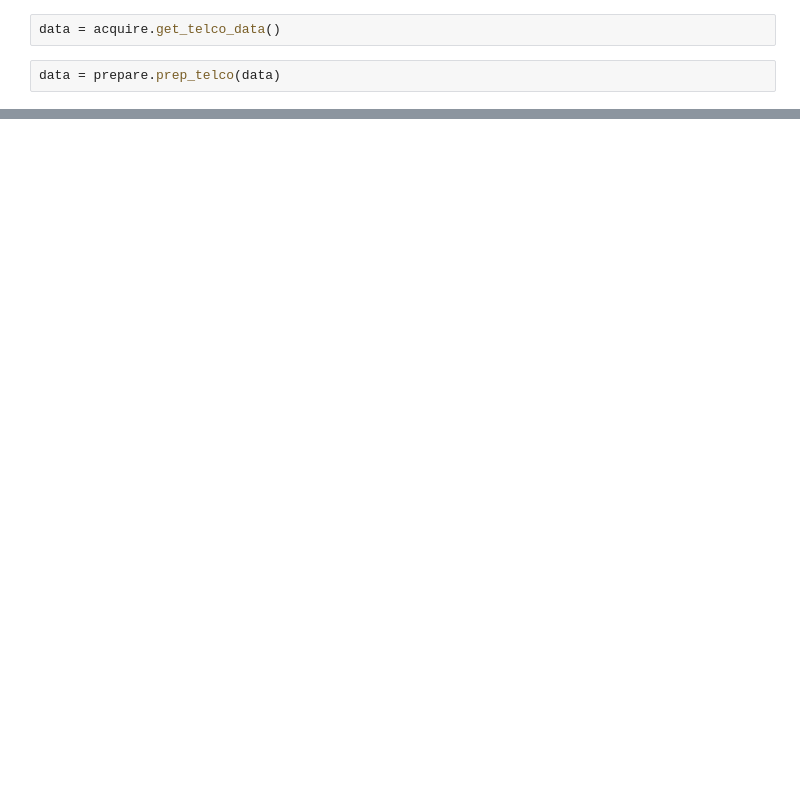
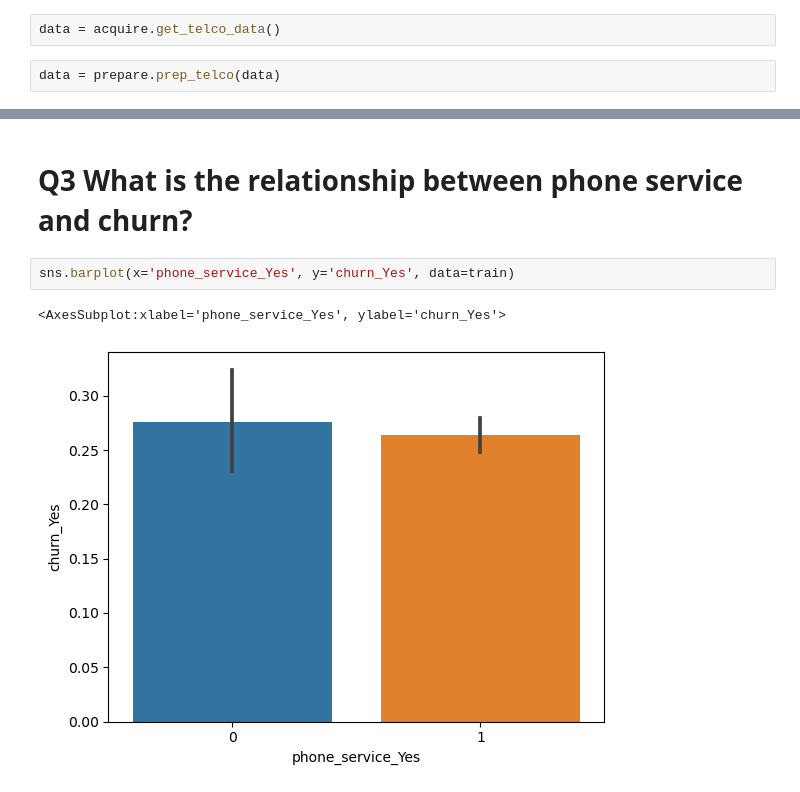
Before and after one commit to shawn-brown12/classification_project, a Jupyter notebook: Project_Workbook.ipynb, the cells around one changed output, grey strips where cells are left out. Drawn from its saved outputs; the diff is of its cells as text; blank space fills up the shorter version.

```diff
--- a/Project_Workbook.ipynb
+++ b/Project_Workbook.ipynb
@@ -65,0 +243,7 @@ Name: multiple_lines_No phone service, Length: 7043, dtype: uint8
+# %% [markdown]
+# Q3 What is the relationship between phone service and churn?
+# %%
+sns.barplot(x='phone_service_Yes', y='churn_Yes', data=train)
+# %% [output]
+<AxesSubplot:xlabel='phone_service_Yes', ylabel='churn_Yes'>
+[figure, added]
```
Also changed, not shown: parts of 36 cells of this notebook, 3 other files.
